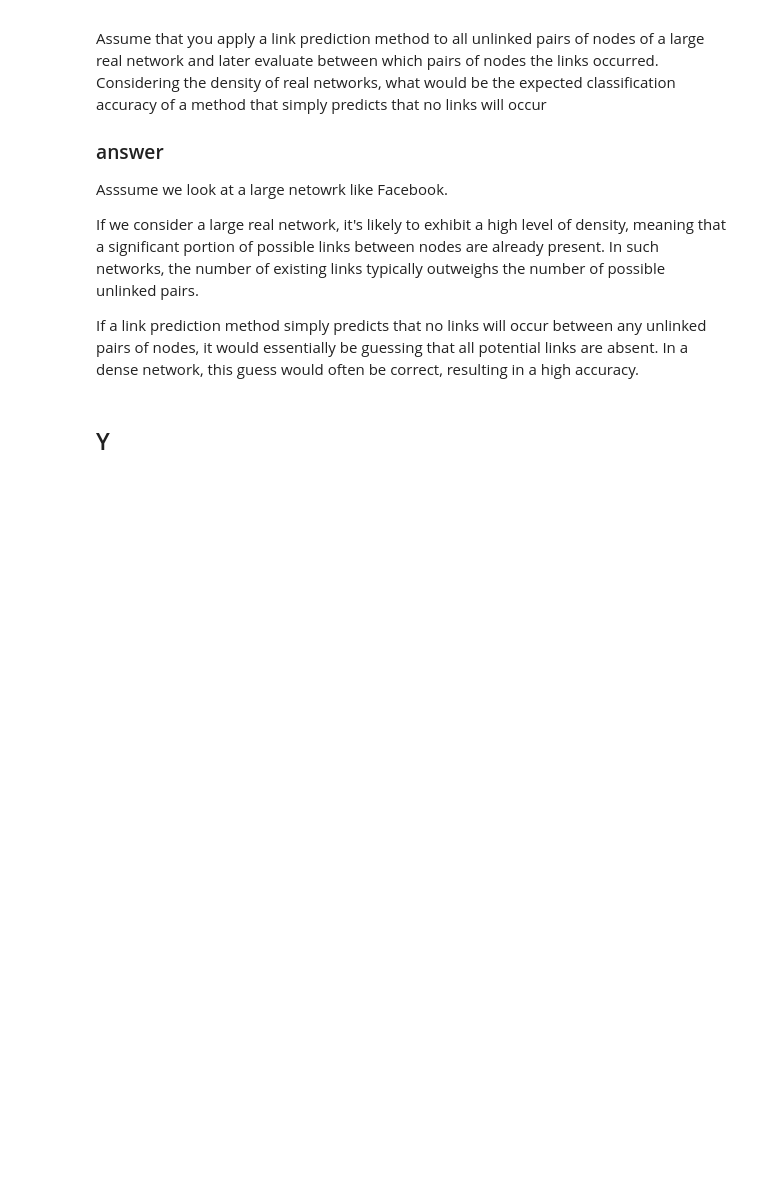
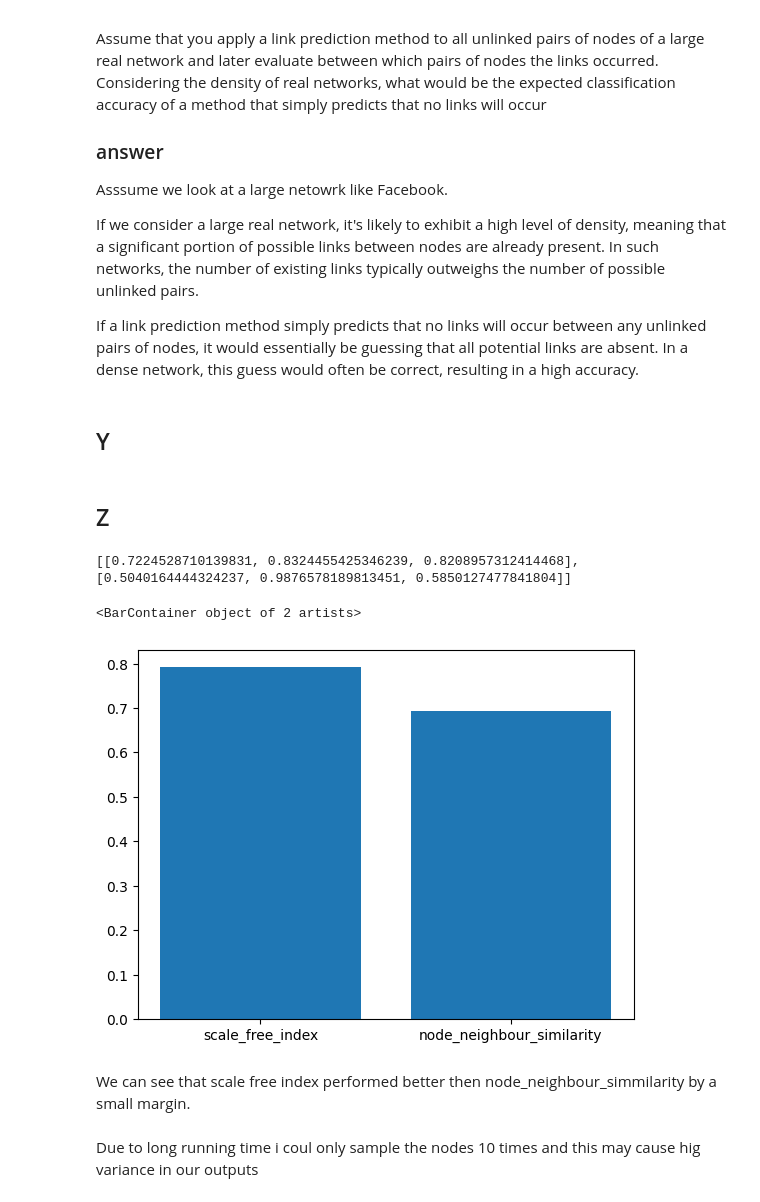
Before and after one commit to LanVukusic/Faks, a Jupyter notebook: mag/INA/hw_02/main.ipynb, the cells around one changed output. Drawn from its saved outputs; the diff is of its cells as text; code cells hidden in the pictures; blank space fills up the shorter version.

```diff
--- a/mag/INA/hw_02/main.ipynb
+++ b/mag/INA/hw_02/main.ipynb
@@ -474,5 +467,9 @@ es = nx.erdos_renyi_graph(25000, 0.1)
+# %%
+es = nx.erdos_renyi_graph(25000, 0.01)
+# %% [markdown]
+## Z
 # %%
-algos = [scale_free_index, node_neighbour_similarity, community_index]
+algos = [scale_free_index, node_neighbour_similarity ]
 graphs = [gnutella, fb, nec, es]
 
 out = [[] for i in range(len(algos))]
@@ -482,8 +479,20 @@ for i, algo in enumerate(algos):
     for _ in tqdm(range(10)):
         auc = perf_framework(graph, algo)
         out[i].append(auc)
+# %%
+
+print(out)
+# %% [output]
+[[0.7224528710139831, 0.8324455425346239, 0.8208957312414468], [0.5040164444324237, 0.9876578189813451, 0.5850127477841804]]
 # %%
 out = np.array(out)
 mean = np.mean(out, axis=1)
 names = [a.__name__ for a in algos]
-plt.bar(names, mean, title="AUC performance of algorithms")
+plt.bar(names, mean)
+# %% [output]
+<BarContainer object of 2 artists>
+[figure, added]
+# %% [markdown]
+We can see that scale free index performed better then node_neighbour_simmilarity by a small margin.
+# %% [markdown]
+Due to long running time i coul only sample the nodes 10 times and this may cause hig variance in our outputs
```
Also changed, not shown: parts of 5 cells of this notebook, 2 other files.
